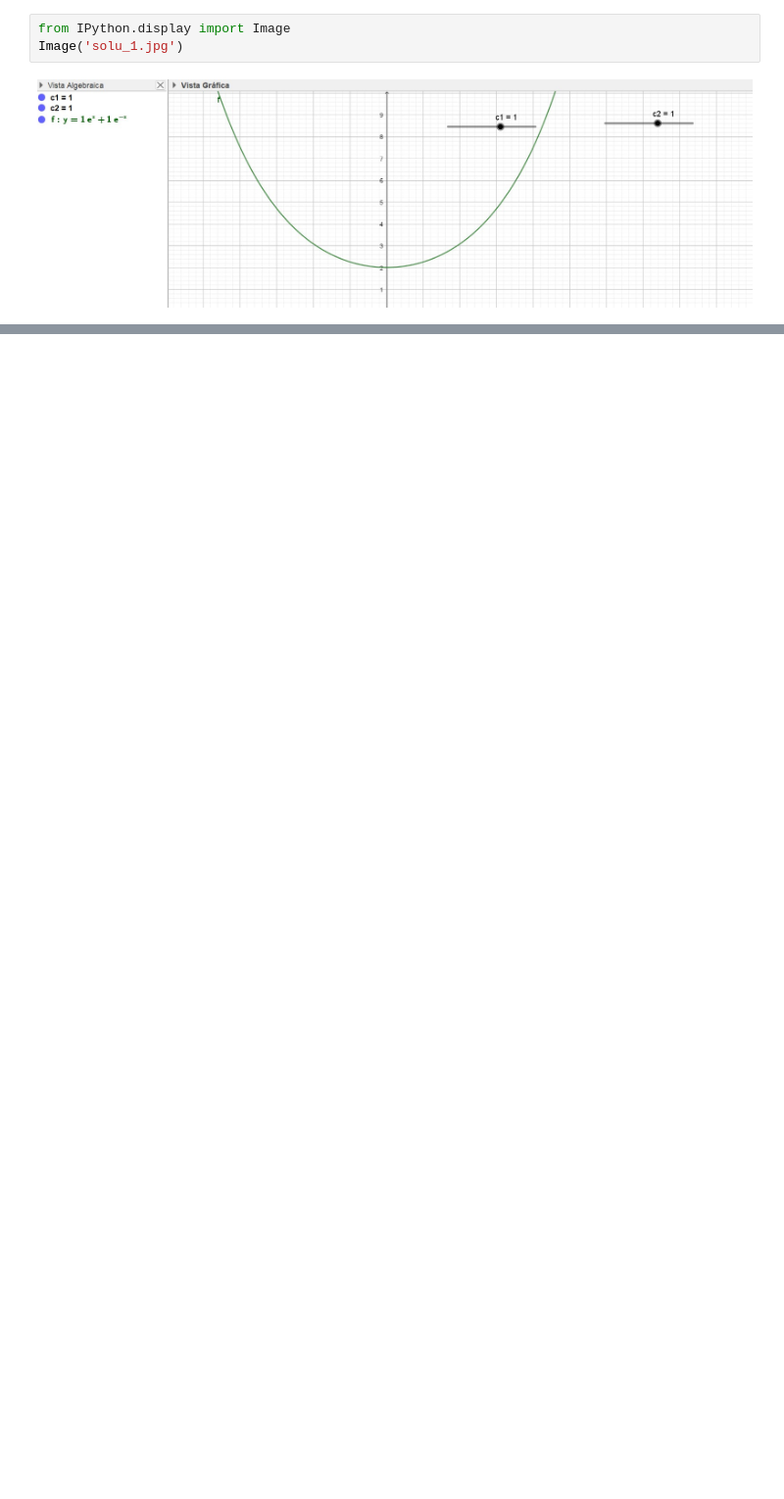
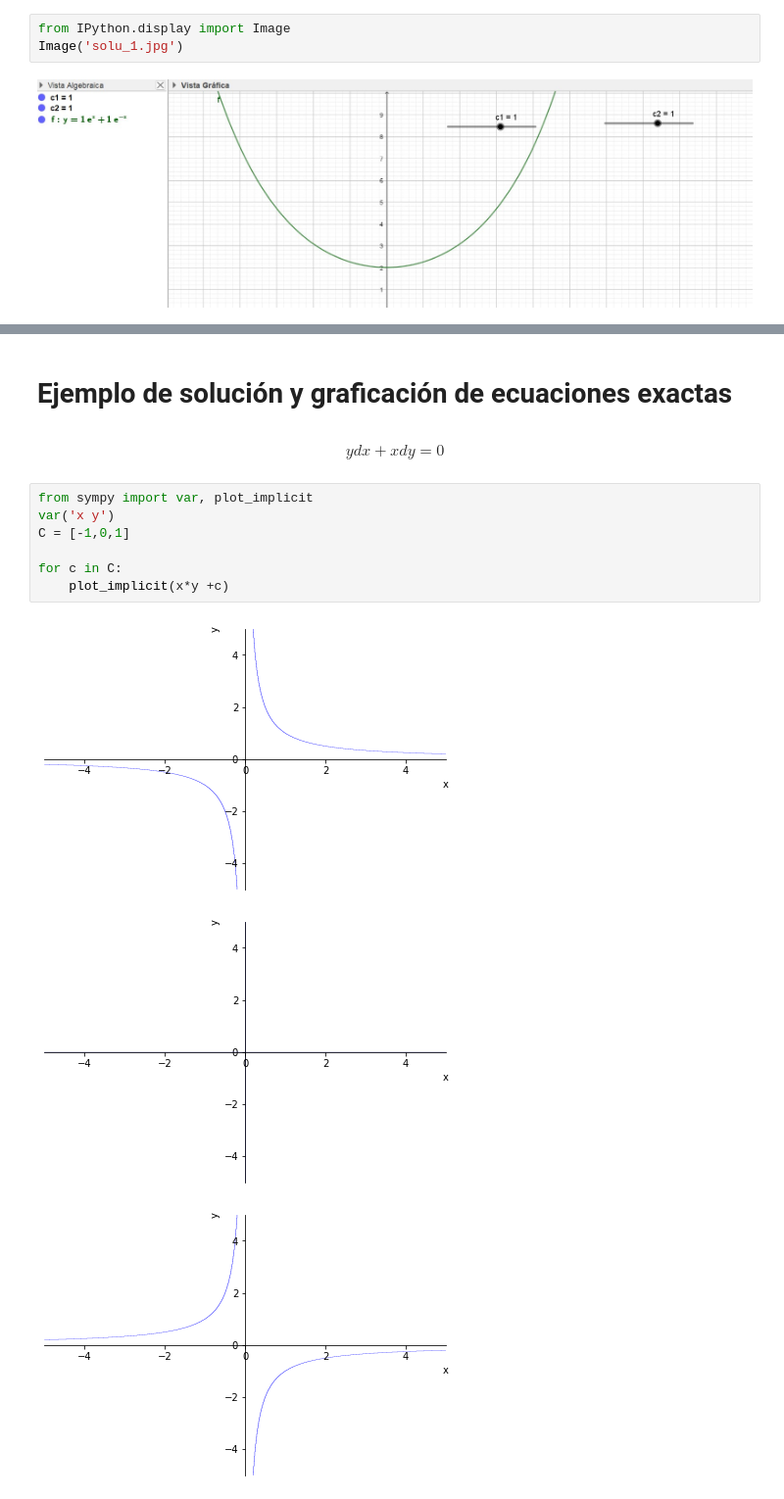
Before and after one commit to marco-canas/edo, a Jupyter notebook: banco_ejemplos/2_edo_2_order/solucion_pvi_segund_orden.ipynb, the cells around one changed output, grey strips where cells are left out. Shown at 98% size. Saved outputs shown, nothing was run; the diff lists cells and outputs as text; blank space fills up the shorter version.

```diff
--- a/banco_ejemplos/2_edo_2_order/solucion_pvi_segund_orden.ipynb
+++ b/banco_ejemplos/2_edo_2_order/solucion_pvi_segund_orden.ipynb
@@ -35,0 +67,15 @@ Image('solu_1.jpg')
+# %% [markdown]
+# Ejemplo de solución y graficación de ecuaciones exactas
+# %% [markdown]
+$$ ydx + xdy = 0  $$
+# %%
+from sympy import var, plot_implicit
+var('x y')
+C = [-1,0,1]
+
+for c in C:
+    plot_implicit(x*y +c)
+# %% [output]
+[figure, added]
+[figure, added]
+[figure, added]
```
Also changed, not shown: parts of 27 cells of this notebook, 1 other file.
